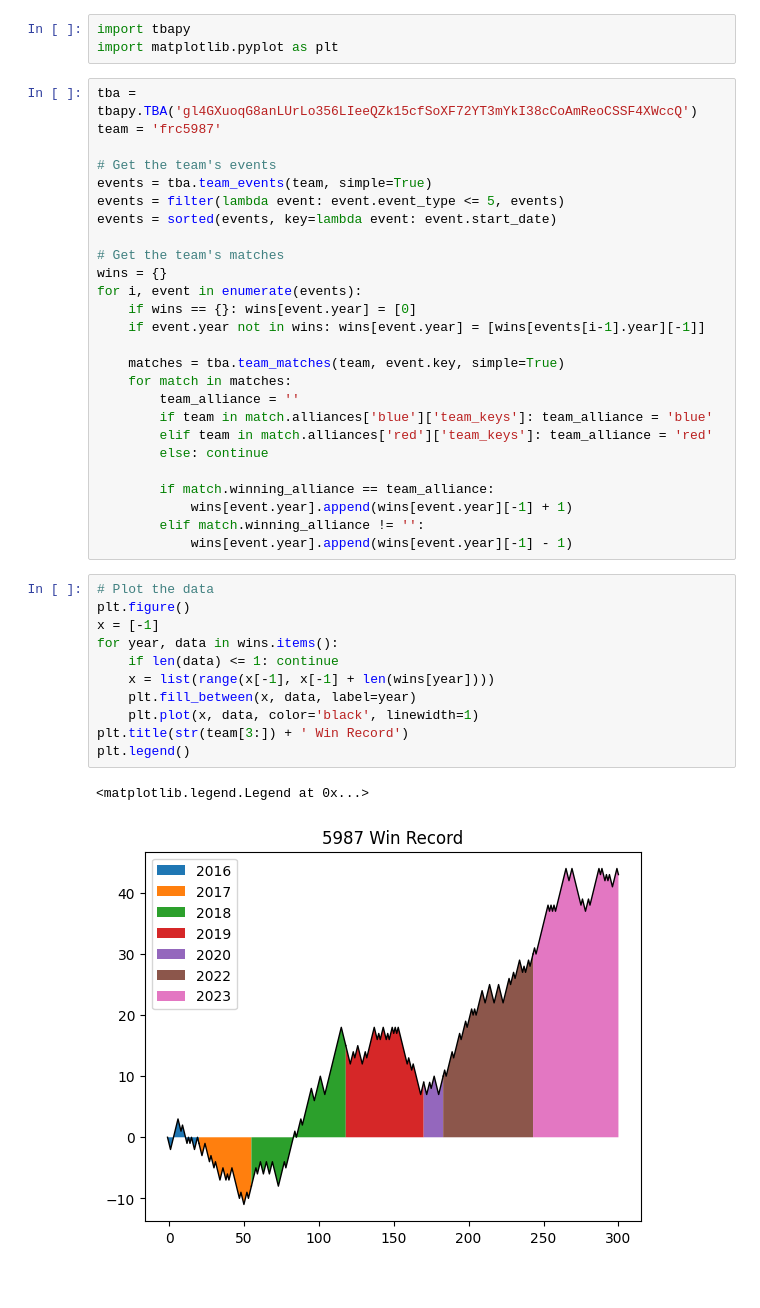
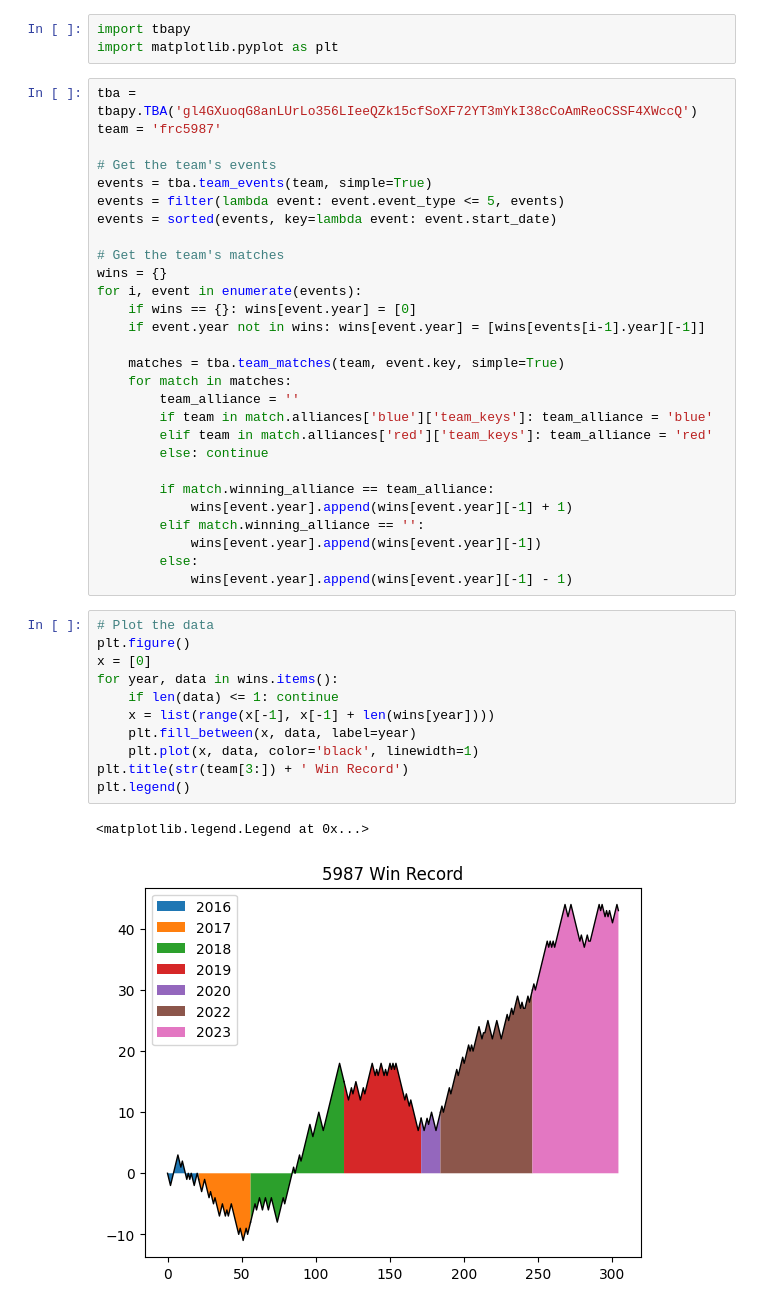
Before and after one commit to arimb/StatisticsProjects, a Jupyter notebook: win_record.ipynb, the cells around one changed output. Cells and saved outputs as stored; diff of their text form.

```diff
--- a/win_record.ipynb
+++ b/win_record.ipynb
@@ -25,19 +25,21 @@ for i, event in enumerate(events):
 
         if match.winning_alliance == team_alliance:
             wins[event.year].append(wins[event.year][-1] + 1)
-        elif match.winning_alliance != '':
+        elif match.winning_alliance == '':
+            wins[event.year].append(wins[event.year][-1])
+        else:
             wins[event.year].append(wins[event.year][-1] - 1)
 # %%
 # Plot the data
 plt.figure()
-x = [-1]
+x = [0]
 for year, data in wins.items():
     if len(data) <= 1: continue
     x = list(range(x[-1], x[-1] + len(wins[year])))
     plt.fill_between(x, data, label=year)
     plt.plot(x, data, color='black', linewidth=1)
 plt.title(str(team[3:]) + ' Win Record')
 plt.legend()
 # %% [output]
 <matplotlib.legend.Legend at 0x...>
-[figure, old version]
+[figure, new version]
```
